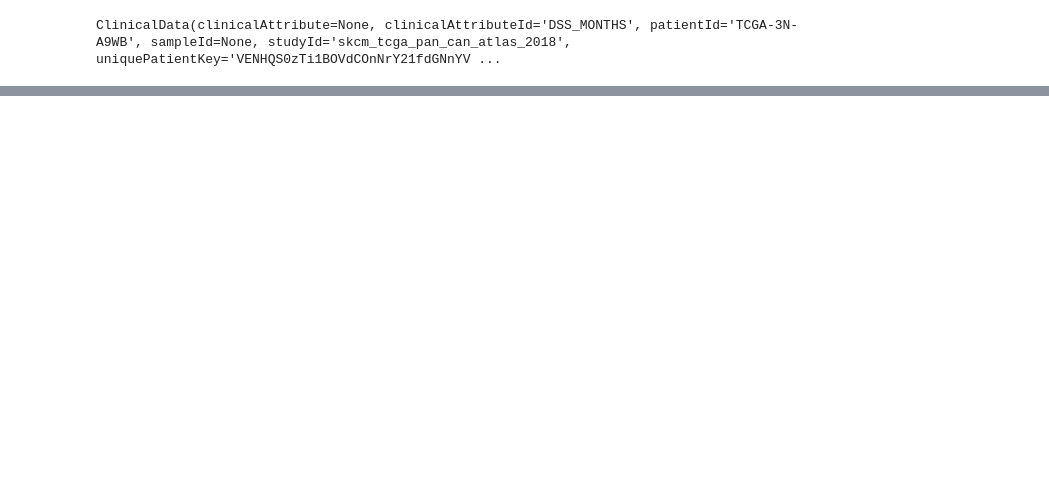
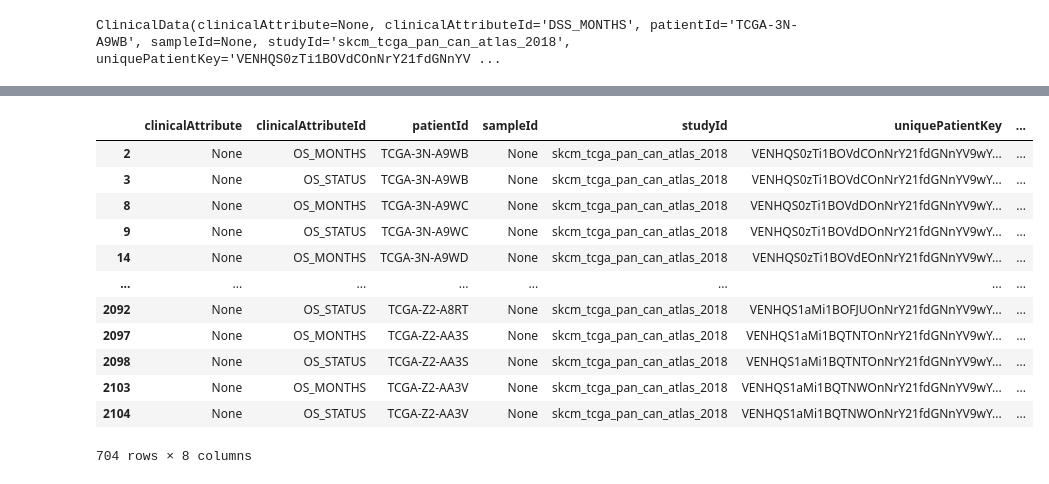
Before and after one commit to doori/workbench, a Jupyter notebook: python/intro/survival.ipynb, the cells around one changed output, grey strips where cells are left out. Saved outputs shown, nothing was run; the diff lists cells and outputs as text; code cells hidden in the pictures; blank space fills up the shorter version.

Commit message:
split dataframes into different survival type

```diff
--- a/python/intro/survival.ipynb
+++ b/python/intro/survival.ipynb
@@ -48,0 +101,17 @@ df
+# %%
+overall_survival = df.loc[(df.clinicalAttributeId == "OS_MONTHS") | (df.clinicalAttributeId == "OS_STATUS")]
+overall_survival
+# %% [output]
+|  | clinicalAttribute | clinicalAttributeId | patientId | sampleId | studyId | uniquePatientKey | ... |
+| 2 | None | OS_MONTHS | TCGA-3N-A9WB | None | skcm_tcga_pan_can_atlas_2018 | VENHQS0zTi1BOVdCOnNrY21fdGNnYV9wY... | ... |
+| 3 | None | OS_STATUS | TCGA-3N-A9WB | None | skcm_tcga_pan_can_atlas_2018 | VENHQS0zTi1BOVdCOnNrY21fdGNnYV9wY... | ... |
+| 8 | None | OS_MONTHS | TCGA-3N-A9WC | None | skcm_tcga_pan_can_atlas_2018 | VENHQS0zTi1BOVdDOnNrY21fdGNnYV9wY... | ... |
+| 9 | None | OS_STATUS | TCGA-3N-A9WC | None | skcm_tcga_pan_can_atlas_2018 | VENHQS0zTi1BOVdDOnNrY21fdGNnYV9wY... | ... |
+| 14 | None | OS_MONTHS | TCGA-3N-A9WD | None | skcm_tcga_pan_can_atlas_2018 | VENHQS0zTi1BOVdEOnNrY21fdGNnYV9wY... | ... |
+| ... | ... | ... | ... | ... | ... | ... | ... |
+| 2092 | None | OS_STATUS | TCGA-Z2-A8RT | None | skcm_tcga_pan_can_atlas_2018 | VENHQS1aMi1BOFJUOnNrY21fdGNnYV9wY... | ... |
+| 2097 | None | OS_MONTHS | TCGA-Z2-AA3S | None | skcm_tcga_pan_can_atlas_2018 | VENHQS1aMi1BQTNTOnNrY21fdGNnYV9wY... | ... |
+| 2098 | None | OS_STATUS | TCGA-Z2-AA3S | None | skcm_tcga_pan_can_atlas_2018 | VENHQS1aMi1BQTNTOnNrY21fdGNnYV9wY... | ... |
+| 2103 | None | OS_MONTHS | TCGA-Z2-AA3V | None | skcm_tcga_pan_can_atlas_2018 | VENHQS1aMi1BQTNWOnNrY21fdGNnYV9wY... | ... |
+| 2104 | None | OS_STATUS | TCGA-Z2-AA3V | None | skcm_tcga_pan_can_atlas_2018 | VENHQS1aMi1BQTNWOnNrY21fdGNnYV9wY... | ... |
+704 rows × 8 columns
```
Also changed, not shown: parts of 11 cells of this notebook.
